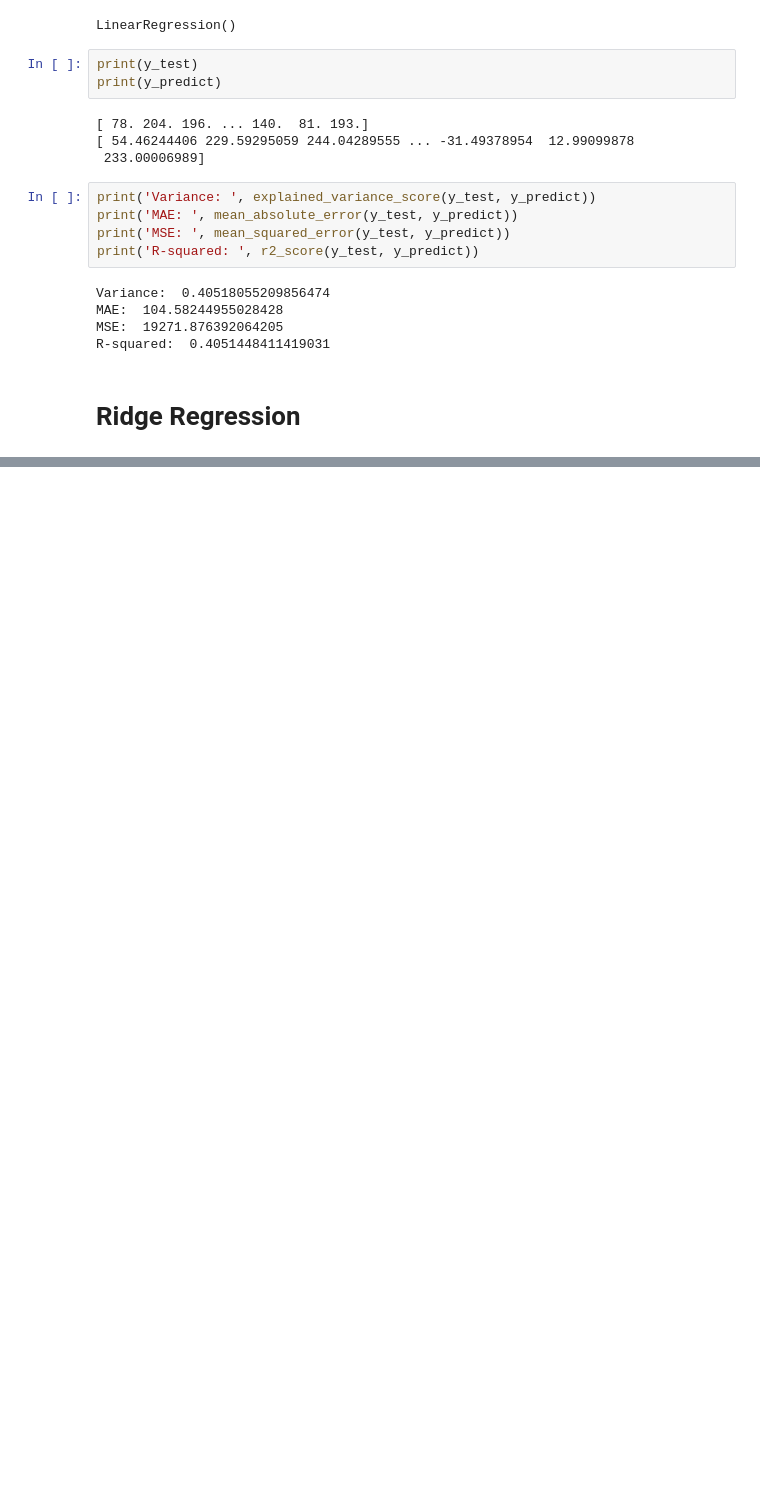
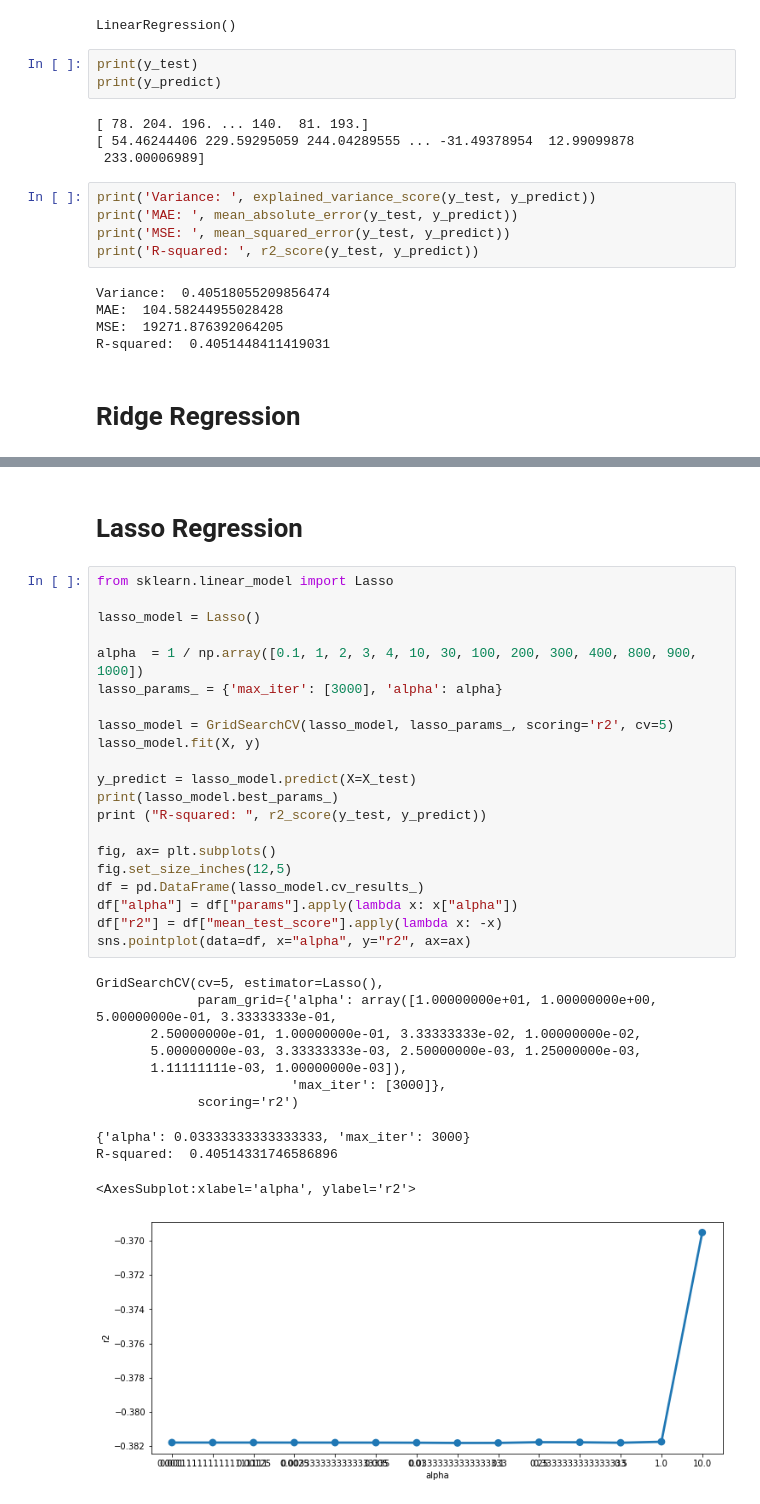
Before and after one commit to Giyn/BikeSharingDemand, a Jupyter notebook: ModelTraining.ipynb, the cells around one changed output, grey strips where cells are left out. Drawn from its saved outputs; the diff is of its cells as text; blank space fills up the shorter version.

Commit message:
feat: lasso regression

```diff
--- a/ModelTraining.ipynb
+++ b/ModelTraining.ipynb
@@ -104,3 +104,38 @@ GridSearchCV(cv=5, estimator=Ridge(),
 R-squared:  0.4051351774748885
 <AxesSubplot:xlabel='alpha', ylabel='r2'>
 [figure]
+# %% [markdown]
+# Lasso Regression
+# %%
+from sklearn.linear_model import Lasso
+
+lasso_model = Lasso()
+
+alpha  = 1 / np.array([0.1, 1, 2, 3, 4, 10, 30, 100, 200, 300, 400, 800, 900, 1000])
+lasso_params_ = {'max_iter': [3000], 'alpha': alpha}
+
+lasso_model = GridSearchCV(lasso_model, lasso_params_, scoring='r2', cv=5)
+lasso_model.fit(X, y)
+
+y_predict = lasso_model.predict(X=X_test)
+print(lasso_model.best_params_)
+print ("R-squared: ", r2_score(y_test, y_predict))
+
+fig, ax= plt.subplots()
+fig.set_size_inches(12,5)
+df = pd.DataFrame(lasso_model.cv_results_)
+df["alpha"] = df["params"].apply(lambda x: x["alpha"])
+df["r2"] = df["mean_test_score"].apply(lambda x: -x)
+sns.pointplot(data=df, x="alpha", y="r2", ax=ax)
+# %% [output]
+GridSearchCV(cv=5, estimator=Lasso(),
+             param_grid={'alpha': array([1.00000000e+01, 1.00000000e+00, 5.00000000e-01, 3.33333333e-01,
+       2.50000000e-01, 1.00000000e-01, 3.33333333e-02, 1.00000000e-02,
+       5.00000000e-03, 3.33333333e-03, 2.50000000e-03, 1.25000000e-03,
+       1.11111111e-03, 1.00000000e-03]),
+                         'max_iter': [3000]},
+             scoring='r2')
+{'alpha': 0.03333333333333333, 'max_iter': 3000}
+R-squared:  0.40514331746586896
+<AxesSubplot:xlabel='alpha', ylabel='r2'>
+[figure, added]
```
Also changed, not shown: parts of 1 cell of this notebook.
